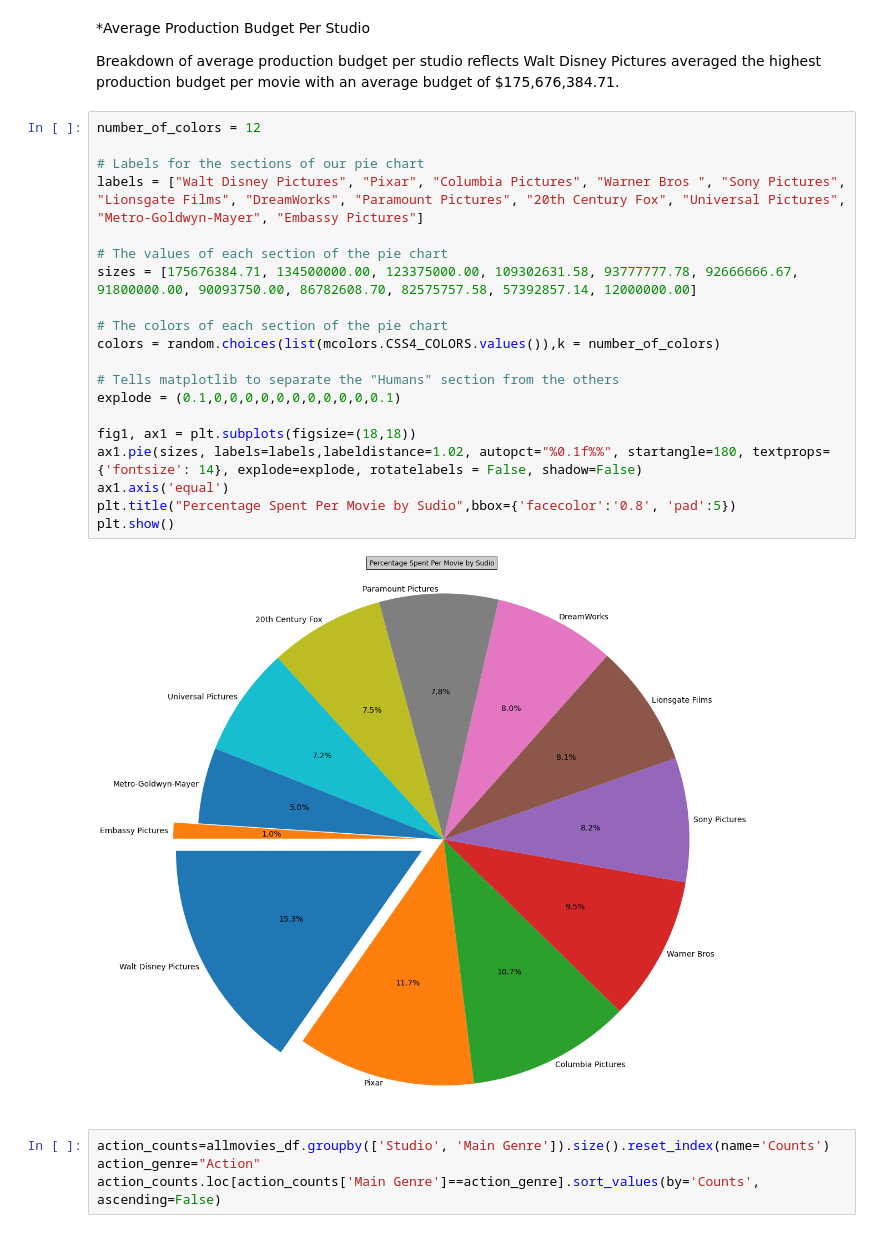
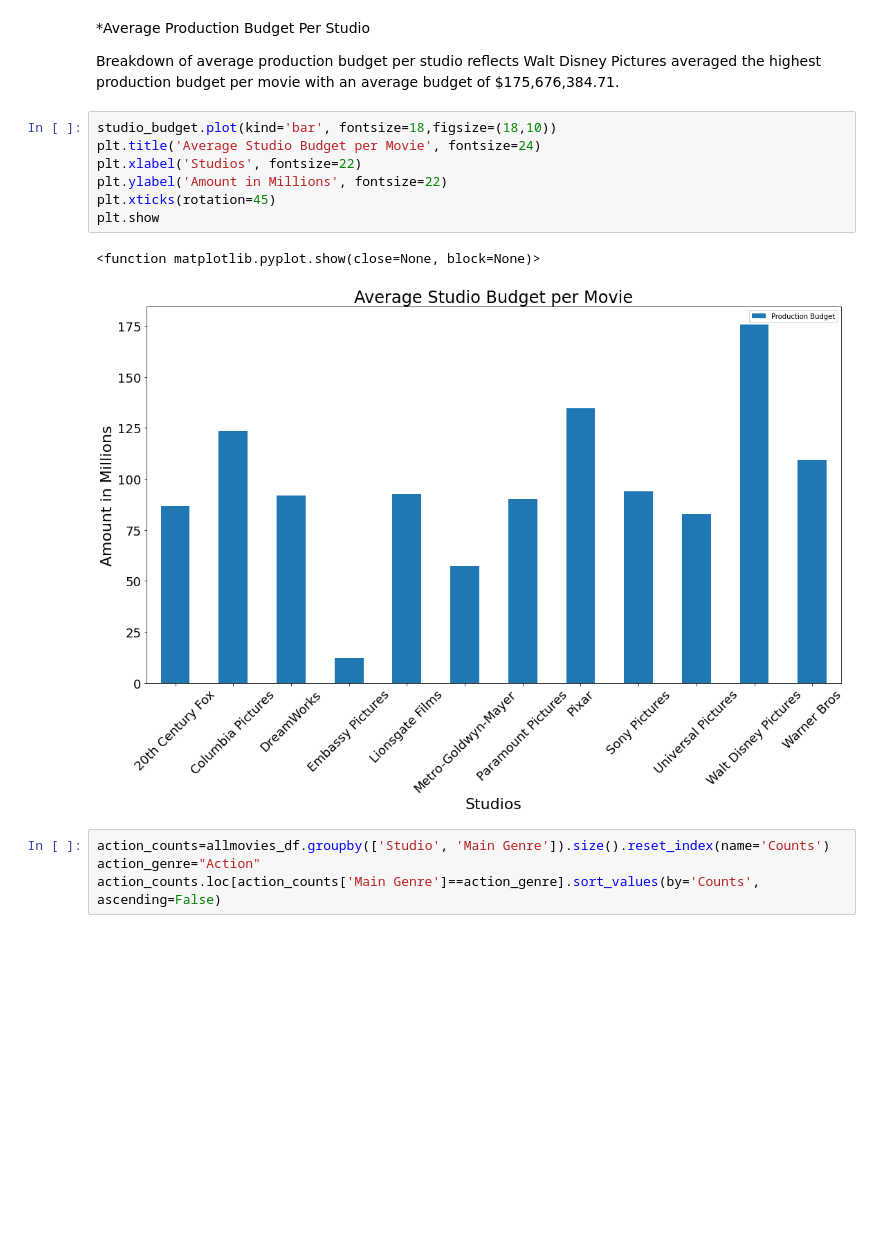
Before and after one commit to annied222/Project_1, a Jupyter notebook: pie_charts.ipynb, the cells around one changed output. Saved outputs shown, nothing was run; the diff lists cells and outputs as text; blank space fills up the shorter version.

```diff
--- a/pie_charts.ipynb
+++ b/pie_charts.ipynb
@@ -137,28 +138,16 @@ studio_budget
 *Average Production Budget Per Studio
 
 Breakdown of average production budget per studio reflects Walt Disney Pictures averaged the highest production budget per movie with an average budget of $175,676,384.71.
-# %%
-number_of_colors = 12
-
-# Labels for the sections of our pie chart
-labels = ["Walt Disney Pictures", "Pixar", "Columbia Pictures", "Warner Bros ", "Sony Pictures", "Lionsgate Films", "DreamWorks", "Paramount Pictures", "20th Century Fox", "Universal Pictures", "Metro-Goldwyn-Mayer", "Embassy Pictures"]
-
-# The values of each section of the pie chart
-sizes = [175676384.71, 134500000.00, 123375000.00, 109302631.58, 93777777.78, 92666666.67, 91800000.00, 90093750.00, 86782608.70, 82575757.58, 57392857.14, 12000000.00]
-
-# The colors of each section of the pie chart
-colors = random.choices(list(mcolors.CSS4_COLORS.values()),k = number_of_colors)
-
-# Tells matplotlib to separate the "Humans" section from the others
-explode = (0.1,0,0,0,0,0,0,0,0,0,0,0.1)
-
-fig1, ax1 = plt.subplots(figsize=(18,18))
-ax1.pie(sizes, labels=labels,labeldistance=1.02, autopct="%0.1f%%", startangle=180, textprops={'fontsize': 14}, explode=explode, rotatelabels = False, shadow=False)
-ax1.axis('equal')
-plt.title("Percentage Spent Per Movie by Sudio",bbox={'facecolor':'0.8', 'pad':5})
-plt.show()
-# %% [output]
-[figure, removed]
+# %%
+studio_budget.plot(kind='bar', fontsize=18,figsize=(18,10))
+plt.title('Average Studio Budget per Movie', fontsize=24)
+plt.xlabel('Studios', fontsize=22)
+plt.ylabel('Amount in Millions', fontsize=22)
+plt.xticks(rotation=45)
+plt.show
+# %% [output]
+<function matplotlib.pyplot.show(close=None, block=None)>
+[figure, added]
 # %%
 action_counts=allmovies_df.groupby(['Studio', 'Main Genre']).size().reset_index(name='Counts')
 action_genre="Action"
```
Also changed, not shown: parts of 3 cells of this notebook.
